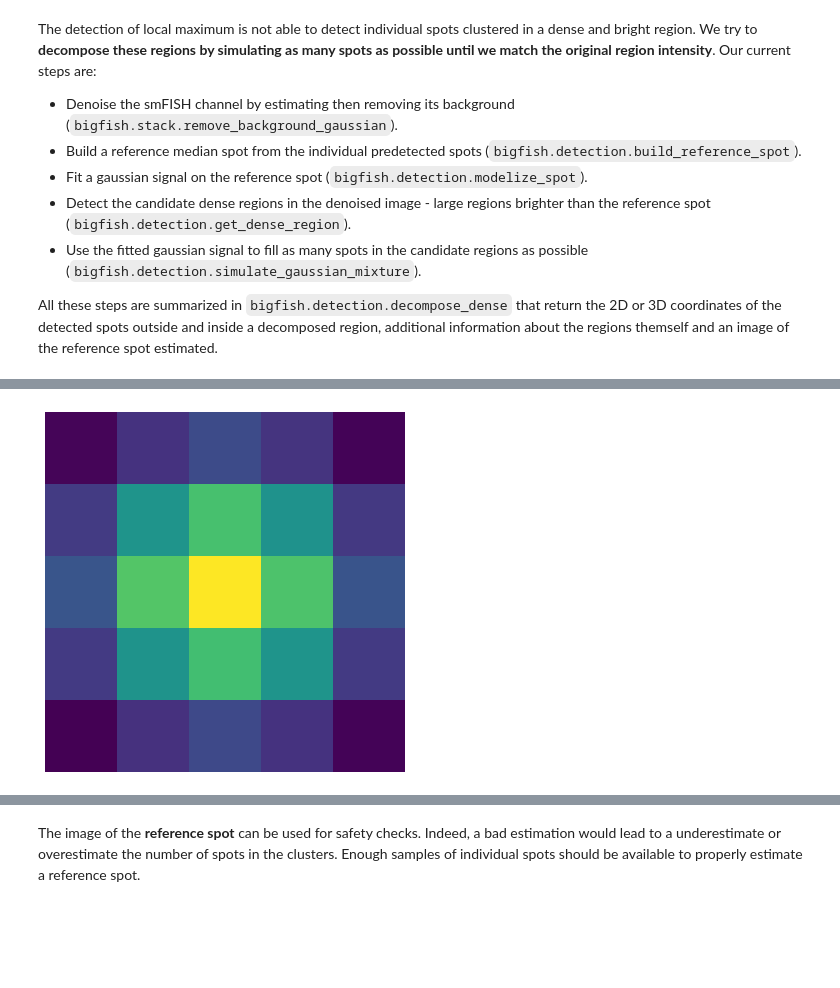
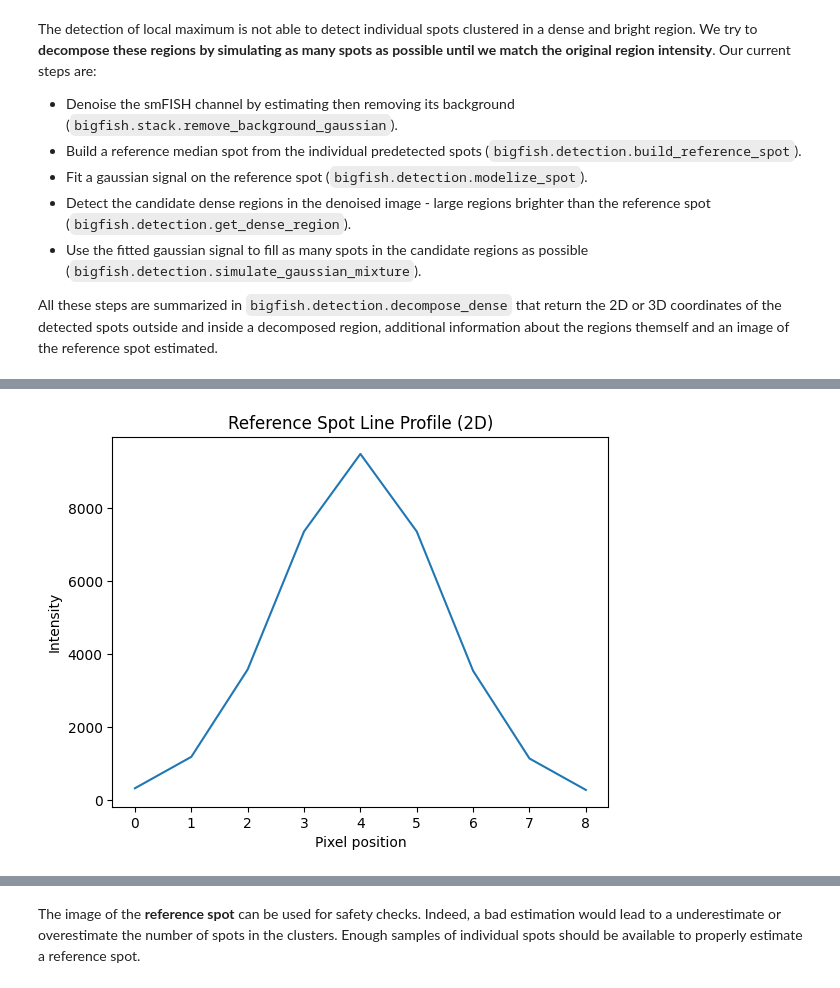
Before and after one commit to mspend/big-fish-examples, a Jupyter notebook: notebooks/BioProteanLab_smFISH_one_tile_one_bit_2d.ipynb, the cells around one changed output, grey strips where cells are left out. Cells and saved outputs as stored; diff of their text form; code cells hidden in the pictures; blank space fills up the shorter version.

```diff
--- a/notebooks/BioProteanLab_smFISH_one_tile_one_bit_2d.ipynb
+++ b/notebooks/BioProteanLab_smFISH_one_tile_one_bit_2d.ipynb
@@ -282,4 +288,17 @@ plot.plot_reference_spot(reference_spot, rescale=True)
-# %%
-plot.plot_reference_spot(reference_spot, rescale=True)
-# %% [output]
-[figure, removed]
+# %%
+# get center
+y_center = reference_spot.shape[0] // 2
+x_center = reference_spot.shape[1] // 2
+
+# take horizontal line through center
+reference_profile = reference_spot[y_center, :]
+
+x = np.arange(len(reference_profile))
+
+plt.plot(x, reference_profile)
+plt.xlabel("Pixel position")
+plt.ylabel("Intensity")
+plt.title("Reference Spot Line Profile (2D)")
+plt.show()
+# %% [output]
+[figure, added]
```
Also changed, not shown: parts of 16 cells of this notebook.
